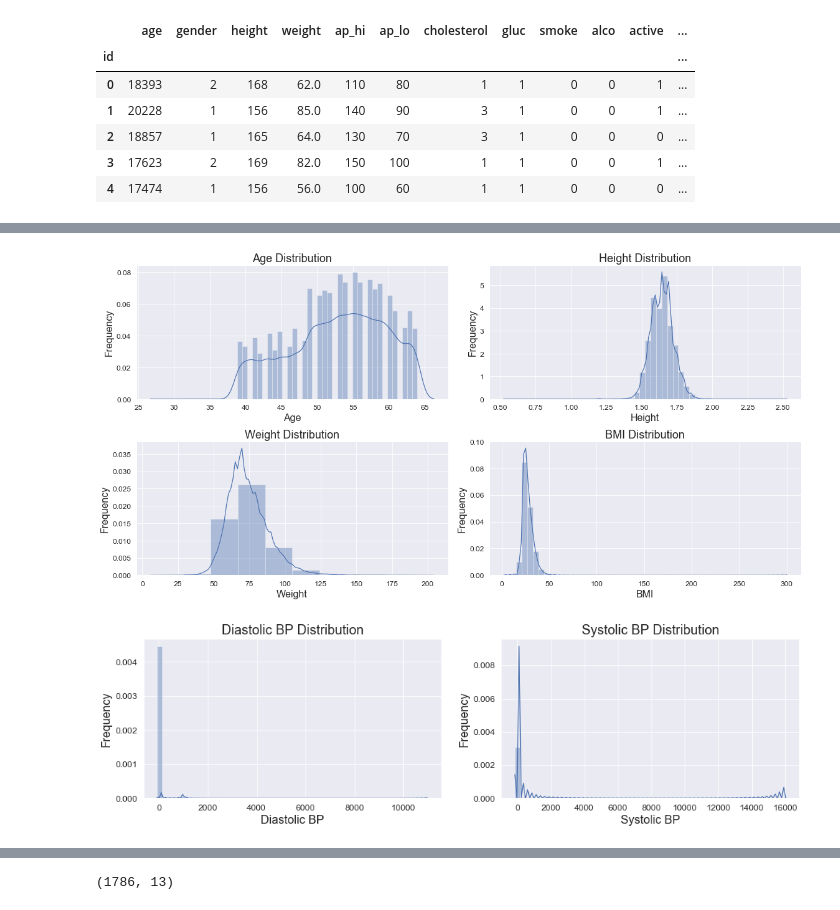
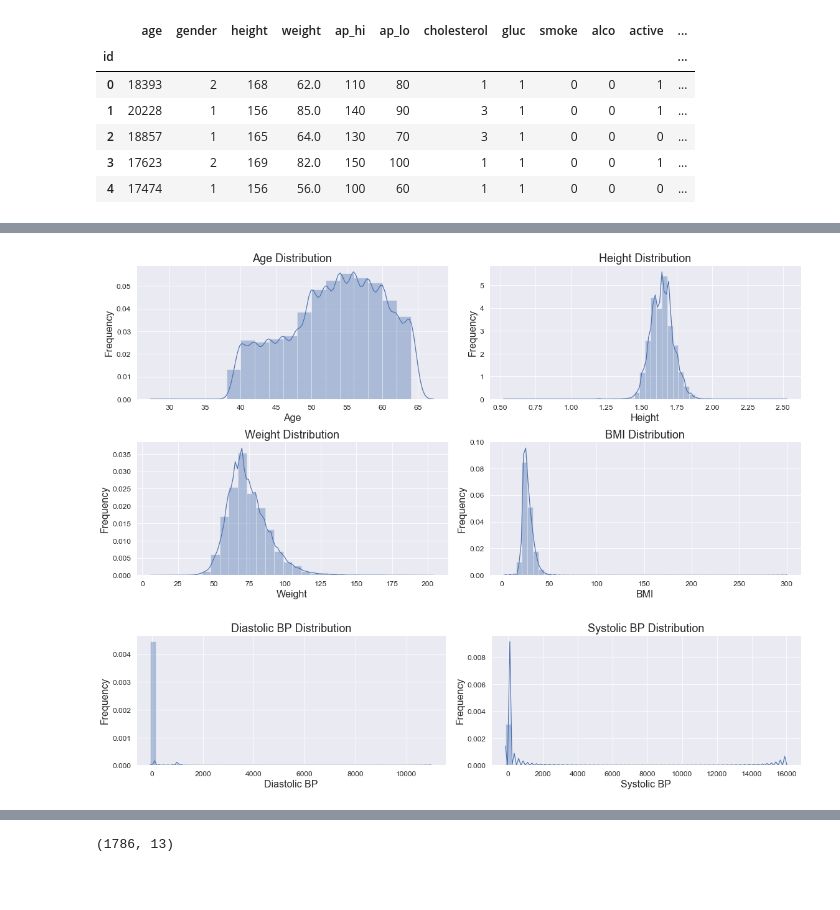
Before and after one commit to cmcdonold/Springboard, a Jupyter notebook: Capstone Project II/Capstone_II_EDA.ipynb, the cells around one changed output, grey strips where cells are left out. Drawn from its saved outputs; the diff is of its cells as text; code cells hidden in the pictures; blank space fills up the shorter version.

```diff
--- a/Capstone Project II/Capstone_II_EDA.ipynb
+++ b/Capstone Project II/Capstone_II_EDA.ipynb
@@ -31,7 +31,7 @@ plt.rc('font', size=16)         # controls default text sizes
 plt.rc('axes', titlesize=18)    # fontsize of the axes title
 plt.rc('axes', labelsize=16)    # fontsize of the x and y labels
 plt.rc(['xtick', 'ytick'], labelsize=12)   # fontsize of the tick labels
-plt.rc('legend', fontsize=14, title_fontsize= 14, loc='upper left')   # fontsize of the legend labels
+plt.rc('legend', fontsize=14, title_fontsize= 14, loc='best')   # fontsize of the legend labels
 
 # Read files with training dataset and cancer labels into pandas DataFrames
 file = 'cardio_train.csv'
@@ -68,7 +68,7 @@ data.head()
 | 4 | 17474 | 1 | 156 | 56.0 | 100 | 60 | 1 | 1 | 0 | 0 | 0 | ... |
 # %%
 # Convert 'age' units from days to years
-data['age'] = np.floor(data['age'] / 365)
+data['age'] = round((data['age'] / 365), 2)
 
 # Convert 'height' units from cm to m
 data['height'] = data['height']/100
@@ -78,7 +78,9 @@ data['BMI'] = round((data['weight'] / data['height']**2), 1)
 
 # Convert gender to categorical datatype and rename categories 'F' and 'M'
 data.gender = data.gender.astype('category')
-data['gender'].cat.rename_categories(['F', 'M'], inplace=True)
+data.gender.cat.rename_categories(['F', 'M'], inplace=True)
+
+data.ap_hi = data.ap_hi.astype('float')
 
 data.head()
 # %% [output]
@@ -104,8 +106,10 @@ data.describe()
 # %%
+# Plot histograms of age, height, weight, and BMI
 plt.figure(figsize=(16,8))
 
 plt.subplot(2,2,1)
-sns.distplot(data.age)
+bin_edges = range(28,66,2)
+sns.distplot(data.age, bins=bin_edges)
 plt.title("Age Distribution")
 plt.xlabel("Age")
 plt.ylabel("Frequency")
@@ -117,7 +121,7 @@ plt.xlabel("Height")
 plt.ylabel("Frequency")
 
 plt.subplot(2,2,3)
-sns.distplot(data.weight, bins=10)
+sns.distplot(data.weight, bins=30)
 plt.title("Weight Distribution")
 plt.xlabel("Weight")
 plt.ylabel("Frequency")
@@ -129,27 +133,30 @@ plt.xlabel("BMI")
 plt.ylabel("Frequency")
 
 plt.tight_layout()
+plt.savefig(fname='images\histograms_pre-filter.png', dpi='figure', format='png', bbox_inches='tight', pad_inches=0.1)
 plt.show()
 # %% [output]
-[figure, old version]
+[figure, new version]
 # %%
 plt.figure(figsize=(16,4))
 
 plt.subplot(1,2,1)
 sns.distplot(data.ap_lo)
 plt.title("Diastolic BP Distribution")
 plt.xlabel("Diastolic BP")
 plt.ylabel("Frequency")
 
 plt.subplot(1,2,2)
 sns.distplot(data.ap_hi)
 plt.title("Systolic BP Distribution")
 plt.xlabel("Systolic BP")
 plt.ylabel("Frequency")
 
+plt.tight_layout()
+plt.savefig(fname='images\BPhistograms_pre-filter.png', dpi='figure', format='png', bbox_inches='tight', pad_inches=0.1)
 plt.show()
 # %% [output]
-[figure, old version]
+[figure, new version]
 # %%
 data.sort_values(by=['ap_lo'], axis=0, ascending=False).head(15)
 # %% [output]
```
Also changed, not shown: parts of 35 cells of this notebook, 16 other files.
